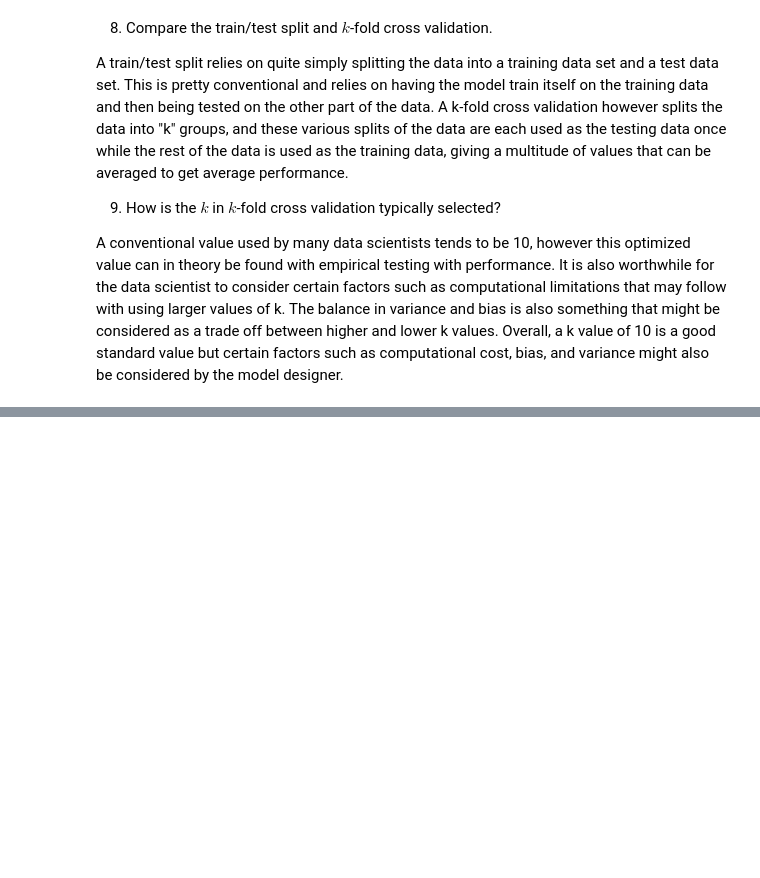
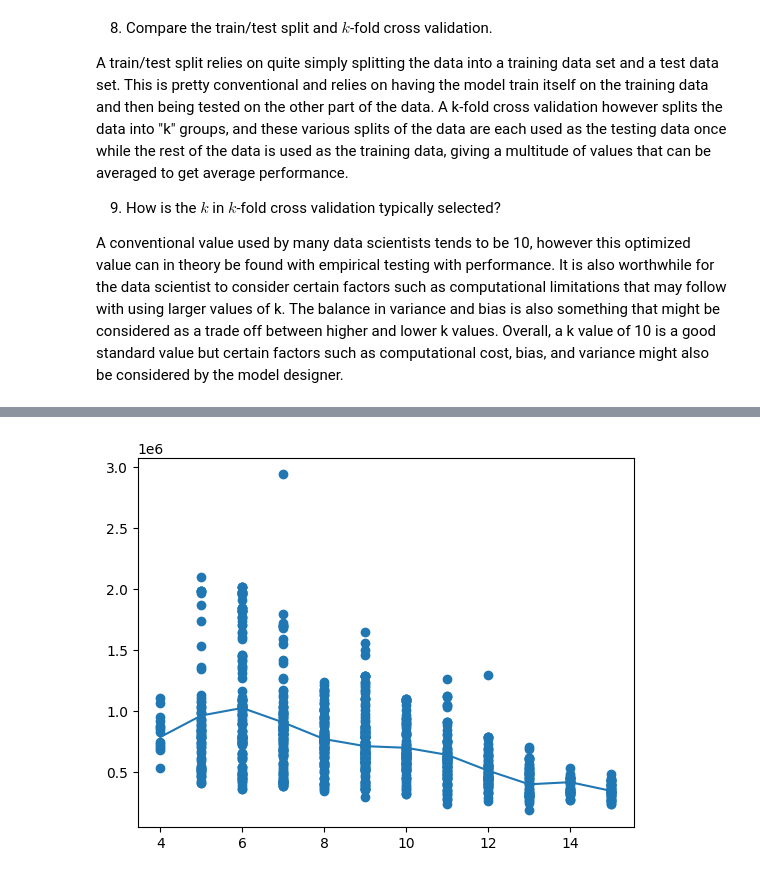
Before and after one commit to IsaacJihwanYoo795/undergrad_ml_assignments, a Jupyter notebook: 03_assignment_linear_models.ipynb, the cells around one changed output, grey strips where cells are left out. Saved outputs shown, nothing was run; the diff lists cells and outputs as text; code cells hidden in the pictures; blank space fills up the shorter version.

```diff
--- a/03_assignment_linear_models.ipynb
+++ b/03_assignment_linear_models.ipynb
@@ -102,3 +459,31 @@ A conventional value used by many data scientists tends to be 10, however this o
+# %%
+import matplotlib.pyplot as plt
+
+x = df["Age"].values
+y = df["Price"].values
+
+from sklearn.linear_model import LinearRegression
+
+x = x.reshape(-1, 1)
+
+power = 7
+X = pd.concat([df["Age"]**d for d in range(1, power+1)], axis=1)
+X.columns = [f"Age^{d}" for d in range(1, power+1)]
+
+model = LinearRegression()
+model.fit(X, y)
+Y = model.predict(X)
+
+sort = np.argsort(x.flatten())
+xs = x[sort]
+Ys = Y[sort]
+
+plt.scatter(x, y)
+plt.plot(xs, Ys)
+
+plt.show()
+# %% [output]
+[figure, added]
 # %% [markdown]
 **Q4.** This question refers to the `heart_hw.csv` data. It contains three variables:
 
```
Also changed, not shown: parts of 19 cells of this notebook.
